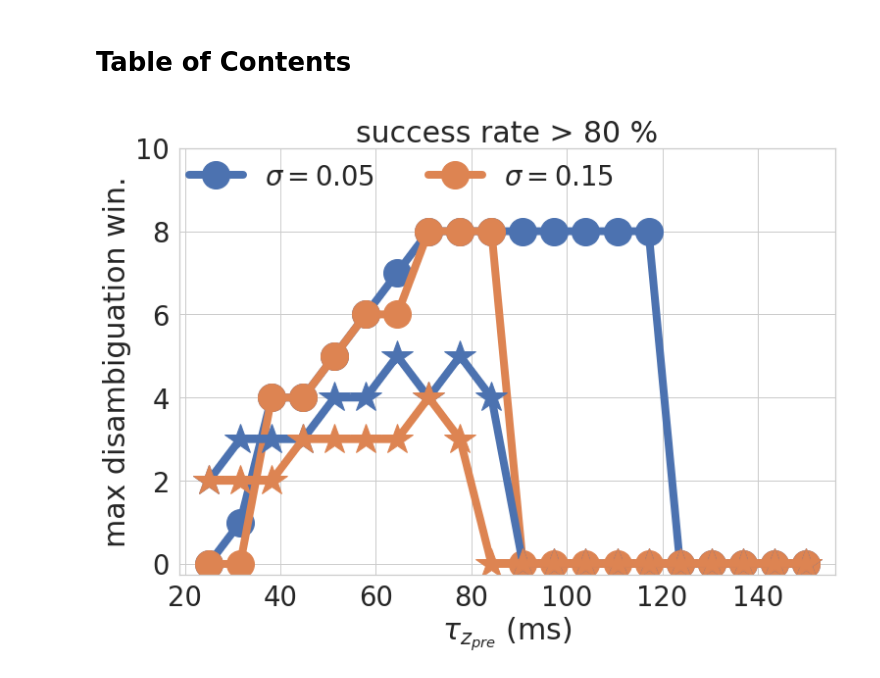
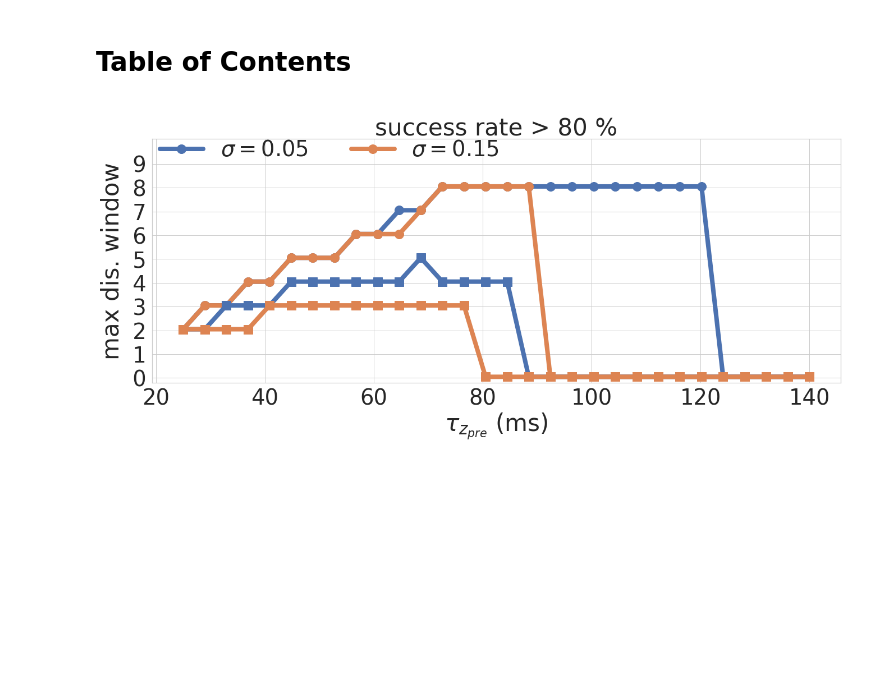
Before and after one commit to h-mayorquin/z-traces-project, a Jupyter notebook: jupyter/Pawel Figure Japan.ipynb, the cells around one changed output. Drawn from its saved outputs; the diff is of its cells as text; code cells hidden in the pictures; blank space fills up the shorter version.

```diff
--- a/jupyter/Pawel Figure Japan.ipynb
+++ b/jupyter/Pawel Figure Japan.ipynb
@@ -35,43 +35,52 @@ ms = 28
 alpha_graph = 0.3
 colors = sns.color_palette()
 # %%
-sys_number = 20
+sys_number = 30
 sigma_out_set = [0.05, 0.15]
 tolerance = 0.8
-tau_z_pre_set_sys = np.linspace(0.025, 0.150, num=sys_number)
+tau_z_pre_set_sys = np.linspace(0.025, 0.140, num=sys_number)
 
 nmda_data = np.load('../pawel_nmda.npy')
 ampa_data = np.load('../pawel_nmda_only.npy')
 # %%
 
-sns.set(font_scale=2.5)
+sns.set(font_scale=3.5)
 sns.set_style("whitegrid", {'axes.grid': False})
 
-fig = plt.figure()
+fig = plt.figure(figsize=(22, 8))
 ax = fig.add_subplot(111)
+ms = 16
 
 for index, max_seq in enumerate(nmda_data.T):
     label = r'$\sigma = $' + str(sigma_out_set[index])
     ax.plot(tau_z_pre_set_sys * 1000.0, max_seq, 'o-', color=colors[index], ms=ms, lw=lw, label=label)
 for index, max_seq in enumerate(ampa_data.T):
-    ax.plot(tau_z_pre_set_sys * 1000, max_seq, '*-', color=colors[index], ms=ms + 5, lw=lw)
+    ax.plot(tau_z_pre_set_sys * 1000, max_seq, 's-', color=colors[index], ms=ms, lw=lw)
 
 ax.set_xlabel(r'$\tau_{z_{pre}}$ (ms)')
-ax.set_ylabel('max disambiguation win.')
+ax.set_ylabel('max dis. window')
 ax.set_title(r'success rate > 80 %' )
 
+# Modify y labels
+ylabels_points  = [0, 1, 2, 3, 4, 5, 6, 7, 8, 9]
+# ylabels_points  = [1, 2, 3, 4, 5, 6, 7, 8]
+#ylabels_points  = [1, 3, 5, 7, 9]
+ylocations = [y - 0.05 for y in ylabels_points]
+ylabels_string = [f'{y:2.0f}' for y in ylabels_points]
+ax.yaxis.set_major_locator(plt.FixedLocator(ylocations))
+ax.yaxis.set_major_formatter(plt.FixedFormatter(ylabels_string))
 ax.set_ylim([-0.25, 10])
 #ax.set_xlim([0, 170])
 
 ax.grid()
 
 ax.legend(frameon=False, loc=(-0.001, 0.875), ncol=3)
 
 if True:
     directory = '../plot_producers/'
     file_name = 'pawel_japan'
     format_string = '.svg'
     string_to_save = directory + file_name + format_string
     fig.savefig(string_to_save, frameon=False, dpi=110, bbox_inches='tight', transparent=True)
 # %% [output]
-[figure, old version]
+[figure, new version]
```
Also changed, not shown: 22 other files.
